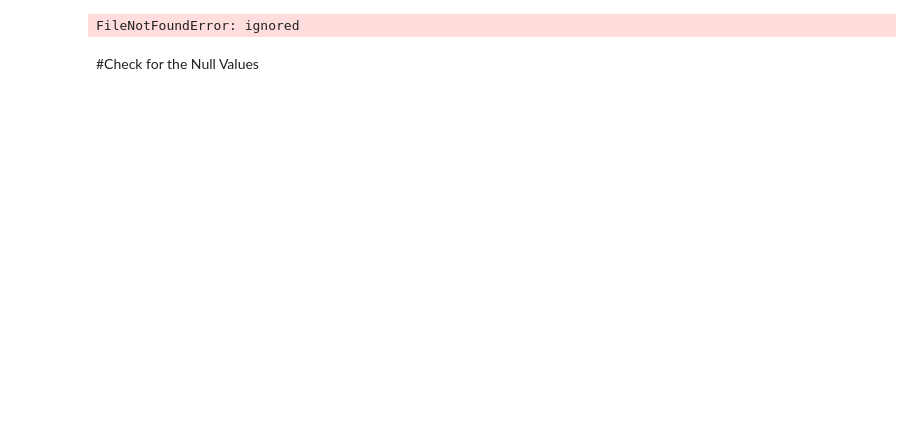
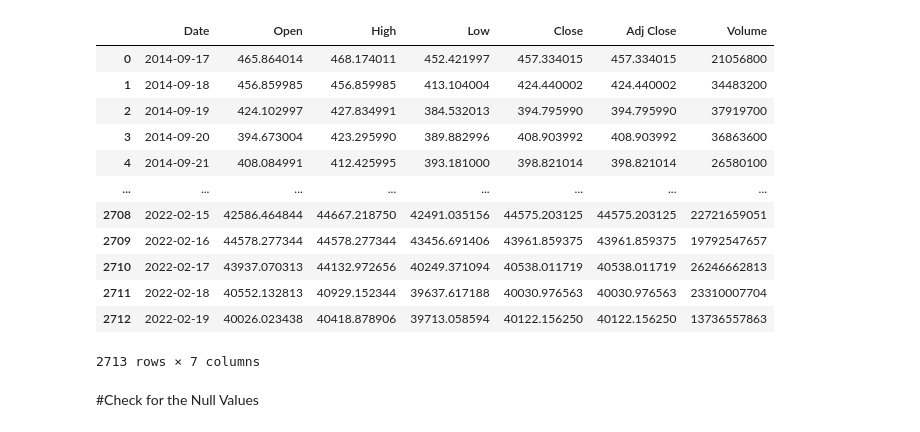
Before and after one commit to Sina-Akhavi/bitcoin-timeseries-Forecasting, a Jupyter notebook: bitcoin_forecasting_using_lstm.ipynb, the cells around one changed output. Cells and saved outputs as stored; diff of their text form; code cells hidden in the pictures; blank space fills up the shorter version.

```diff
--- a/bitcoin_forecasting_using_lstm.ipynb
+++ b/bitcoin_forecasting_using_lstm.ipynb
@@ -6,25 +8,39 @@ os.chdir('./sample_data')
 # %%
 import pandas as pd
 import numpy as np
 import math
 import datetime as dt
 import matplotlib.pyplot as plt
 from itertools import cycle
 import plotly.graph_objects as go
 import plotly.express as px
 from plotly.subplots import make_subplots
 # ------------------------------------------------
 from sklearn.preprocessing import MinMaxScaler
 from sklearn.metrics import mean_squared_error, mean_absolute_error
 # ------------------------------------------------
 import tensorflow as tf
 from tensorflow.keras.models import Sequential
 from tensorflow.keras.layers import Dense, Dropout, LSTM
 
 
 maindf = pd.read_csv('./BTC-USD.csv')
+
+maindf
 # %% [output]
+|  | Date | Open | High | Low | Close | Adj Close | Volume |
+| 0 | 2014-09-17 | 465.864014 | 468.174011 | 452.421997 | 457.334015 | 457.334015 | 21056800 |
+| 1 | 2014-09-18 | 456.859985 | 456.859985 | 413.104004 | 424.440002 | 424.440002 | 34483200 |
+| 2 | 2014-09-19 | 424.102997 | 427.834991 | 384.532013 | 394.795990 | 394.795990 | 37919700 |
+| 3 | 2014-09-20 | 394.673004 | 423.295990 | 389.882996 | 408.903992 | 408.903992 | 36863600 |
+| 4 | 2014-09-21 | 408.084991 | 412.425995 | 393.181000 | 398.821014 | 398.821014 | 26580100 |
+| ... | ... | ... | ... | ... | ... | ... | ... |
+| 2708 | 2022-02-15 | 42586.464844 | 44667.218750 | 42491.035156 | 44575.203125 | 44575.203125 | 22721659051 |
+| 2709 | 2022-02-16 | 44578.277344 | 44578.277344 | 43456.691406 | 43961.859375 | 43961.859375 | 19792547657 |
+| 2710 | 2022-02-17 | 43937.070313 | 44132.972656 | 40249.371094 | 40538.011719 | 40538.011719 | 26246662813 |
+| 2711 | 2022-02-18 | 40552.132813 | 40929.152344 | 39637.617188 | 40030.976563 | 40030.976563 | 23310007704 |
+| 2712 | 2022-02-19 | 40026.023438 | 40418.878906 | 39713.058594 | 40122.156250 | 40122.156250 | 13736557863 |
-FileNotFoundError: ignored
+2713 rows × 7 columns
 # %% [markdown]
 #Check for the Null Values
 # %%
```
Also changed, not shown: parts of 17 cells of this notebook.
